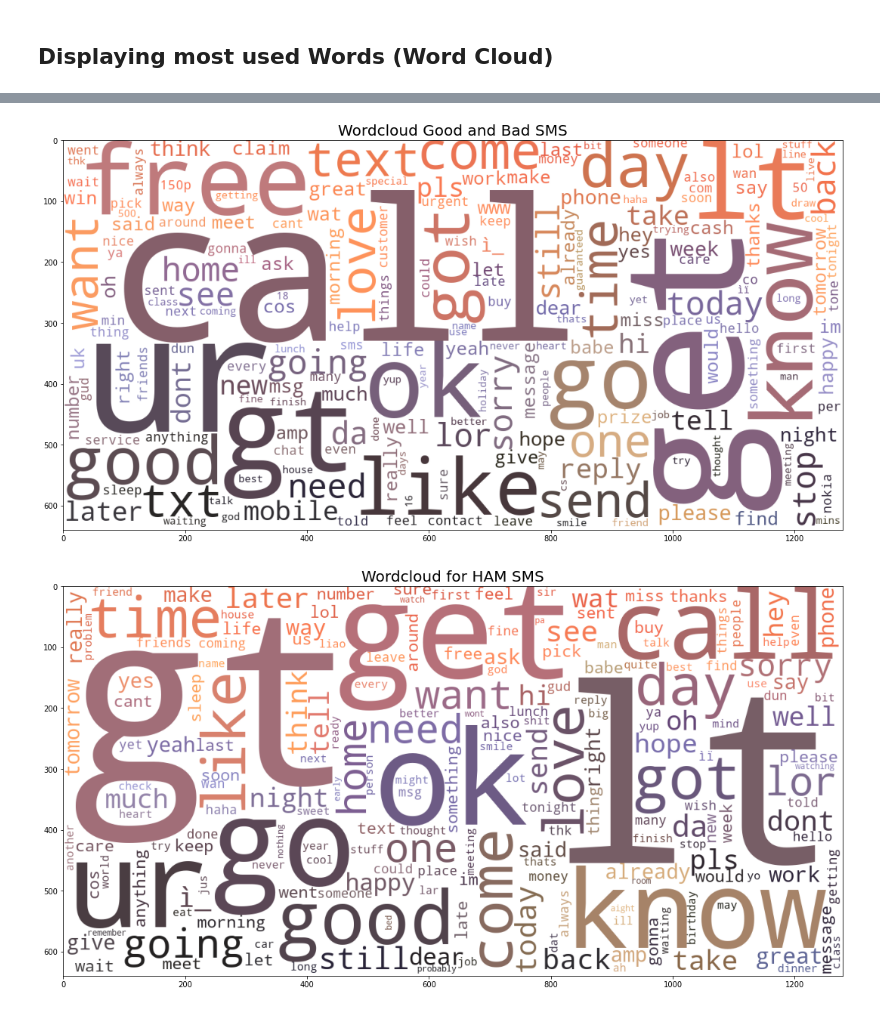
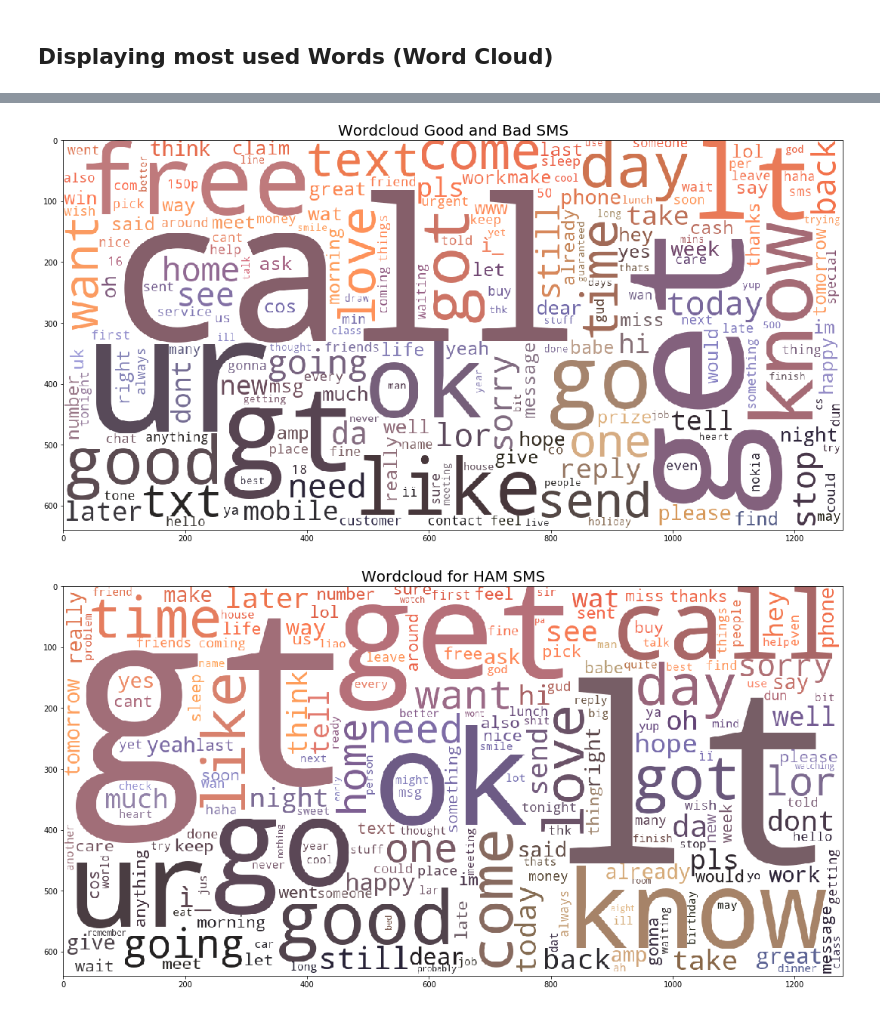
Before and after one commit to andbluedev/Twitter-Clone-ML-Moderator, a Jupyter notebook: notebooks/Commercial-Documents-Word-Analysis.ipynb, the cells around one changed output, grey strips where cells are left out. Drawn from its saved outputs; the diff is of its cells as text; code cells hidden in the pictures.

```diff
--- a/notebooks/Commercial-Documents-Word-Analysis.ipynb
+++ b/notebooks/Commercial-Documents-Word-Analysis.ipynb
@@ -60,0 +60,11 @@ print("--- Tokenized paragraphs in %s seconds ---" % (time.time() - start_time))
+# %%
+n_of_messages = np.size(tokenized_messages)
+# %%
+df['tokenized_text_list'] = tokenized_messages
+# %%
+list_str = []
+for i in range(n_of_messages):
+    list_as_str = ' '.join(tokenized_messages[i])
+    list_str.append(list_as_str)
+# %%
+df['tokenized_text_string'] = list_str
@@ -101,29 +125,29 @@ def get_top_n_words(corpus, n=None):
 # %%
 from PIL import Image
 from wordcloud import WordCloud, ImageColorGenerator
 
 
 def generate_word_cloud(df_col, title="wordcloud"):
     word_frequencies = get_top_n_words(df_col)
 
     char_mask = np.array(Image.open("../docs/berkeley-background.jpeg")) # you can choose your own image for the colors
     image_colors = ImageColorGenerator(char_mask)
 
     word_frequencies_dict = {}
 
     for word, freq in word_frequencies:
         word_frequencies_dict[word] = freq
 
 
     wc = WordCloud(background_color="white", max_words=200, width=10000, height=1000, mask=char_mask, random_state=1)
     wc.generate_from_frequencies(word_frequencies_dict)
     # to recolour the image
     fig = plt.gcf()
     plt.title(title, fontsize=20)
     fig.set_size_inches(18.5, 10.5)
     plt.imshow(wc.recolor(color_func=image_colors))
 
-generate_word_cloud(df["text"], "Wordcloud Good and Bad SMS")
+generate_word_cloud(df["tokenized_text_string"], "Wordcloud Good and Bad SMS")
 # %% [output]
-[figure, old version]
+[figure, new version]
 # %%
```
Also changed, not shown: parts of 20 cells of this notebook, 6 other files.
